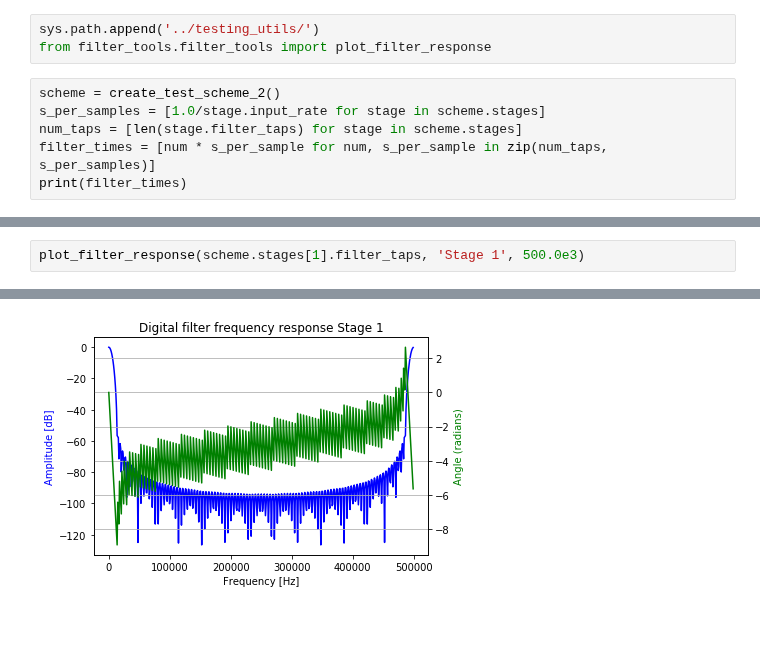
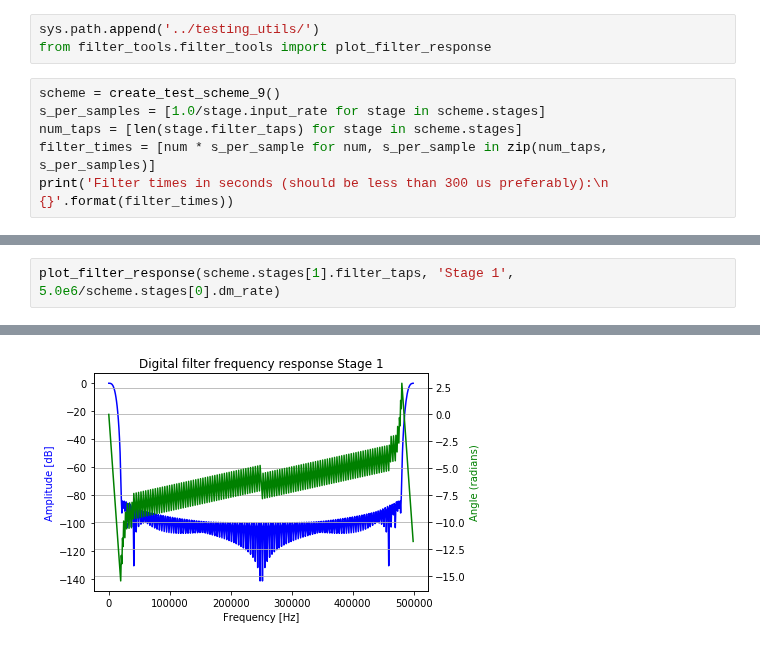
Before and after one commit to SuperDARNCanada/borealis, a Jupyter notebook: testing/borealis_tests/filter_testing/test-filters.ipynb, the cells around one changed output, grey strips where cells are left out. Saved outputs shown, nothing was run; the diff lists cells and outputs as text.

Commit message:
create_test_scheme_9
Four-stage scheme, built with wide output bandwidth as per Pasha's
request, for test.

```diff
--- a/testing/borealis_tests/filter_testing/test-filters.ipynb
+++ b/testing/borealis_tests/filter_testing/test-filters.ipynb
@@ -12,9 +12,9 @@ from test_decimation_schemes import create_test_scheme_1, create_test_scheme_2,
 sys.path.append('../testing_utils/')
 from filter_tools.filter_tools import plot_filter_response
 # %%
-scheme = create_test_scheme_2()
+scheme = create_test_scheme_9()
 s_per_samples = [1.0/stage.input_rate for stage in scheme.stages]
 num_taps = [len(stage.filter_taps) for stage in scheme.stages]
 filter_times = [num * s_per_sample for num, s_per_sample in zip(num_taps, s_per_samples)]
-print(filter_times)
+print('Filter times in seconds (should be less than 300 us preferably):\n {}'.format(filter_times))
 # %% [output]
@@ -30,3 +33,3 @@ plot_filter_response(scheme.stages[0].filter_taps, 'Stage 0', 5.0e6)
 # %%
-plot_filter_response(scheme.stages[1].filter_taps, 'Stage 1', 500.0e3)
+plot_filter_response(scheme.stages[1].filter_taps, 'Stage 1', 5.0e6/scheme.stages[0].dm_rate)
 # %% [output]
@@ -33,2 +38,2 @@ plot_filter_response(scheme.stages[1].filter_taps, 'Stage 1', 500.0e3)
-[figure, old version]
+[figure, new version]
 # %%
```
Also changed, not shown: parts of 6 cells of this notebook, 1 other file.
